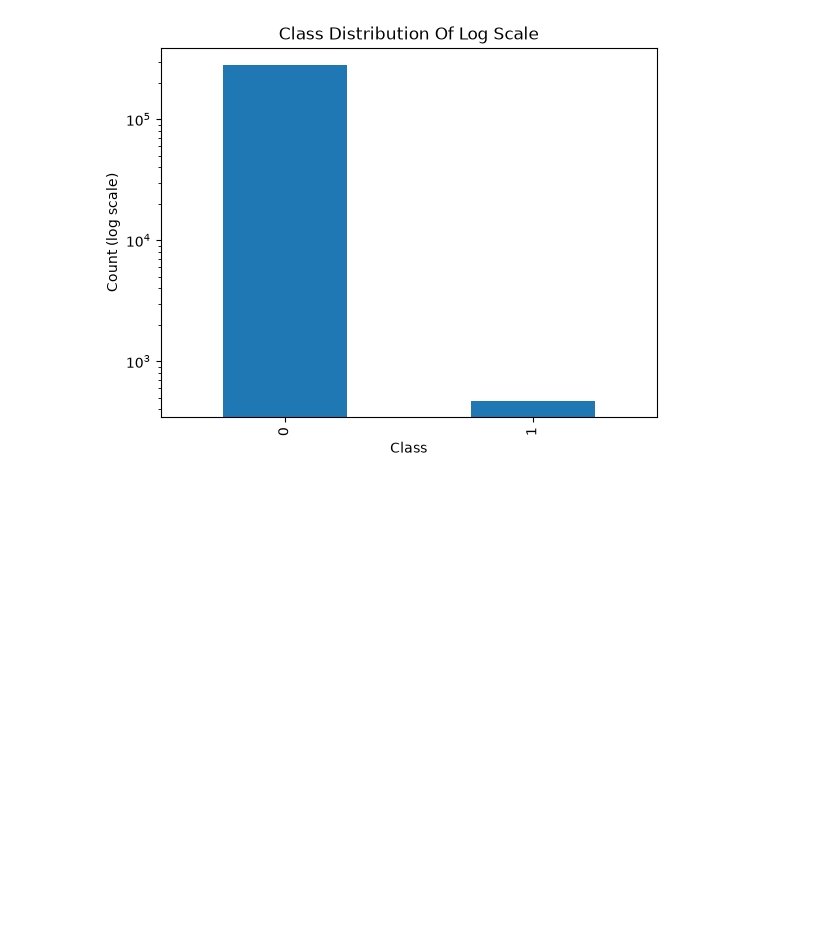
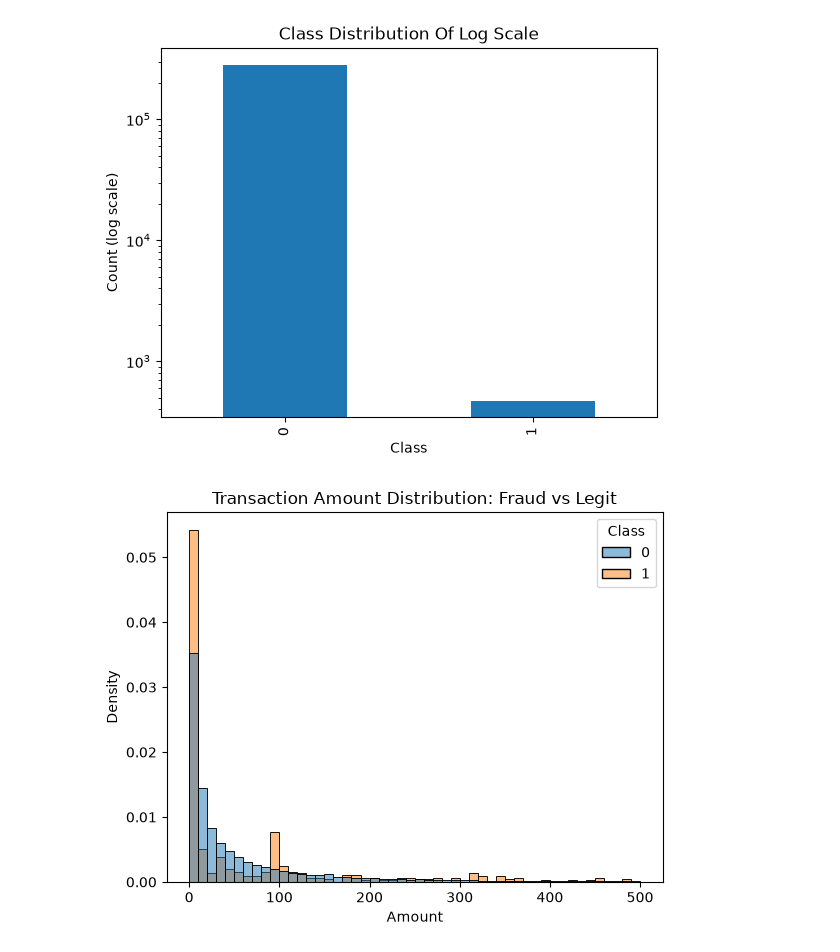
Before and after one commit to Farazfaiyazazar/credit-card-fraud-detection, a Jupyter notebook: eda.ipynb, the cells around one changed output. Drawn from its saved outputs; the diff is of its cells as text; code cells hidden in the pictures; blank space fills up the shorter version.

Commit message:
Part 2: Amount distribution fraud vs legit

```diff
--- a/eda.ipynb
+++ b/eda.ipynb
@@ -32,3 +32,10 @@ plt.yscale('log')
 plt.show()
 # %% [output]
 [figure]
+# %%
+sns.histplot(data=df, x='Amount', hue='Class', stat='density', common_norm=False, bins=50, binrange=(0, 500))
+plt.title('Transaction Amount Distribution: Fraud vs Legit')
+plt.xlabel('Amount')
+plt.show()
+# %% [output]
+[figure, added]
```
